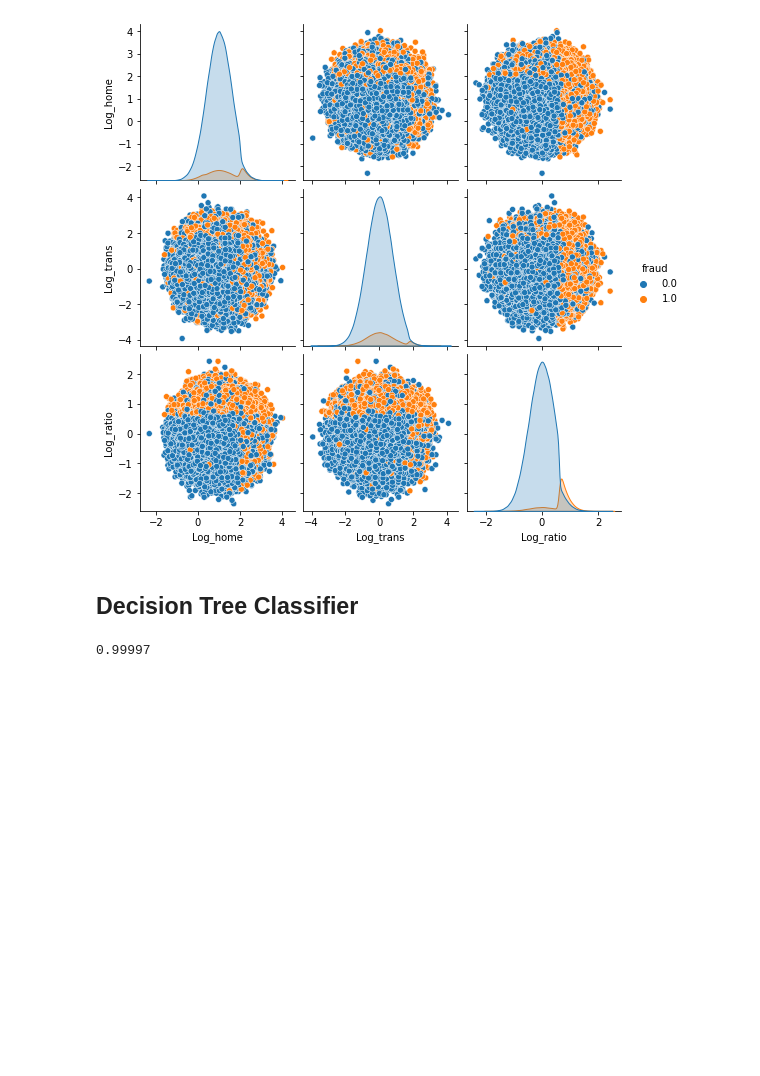
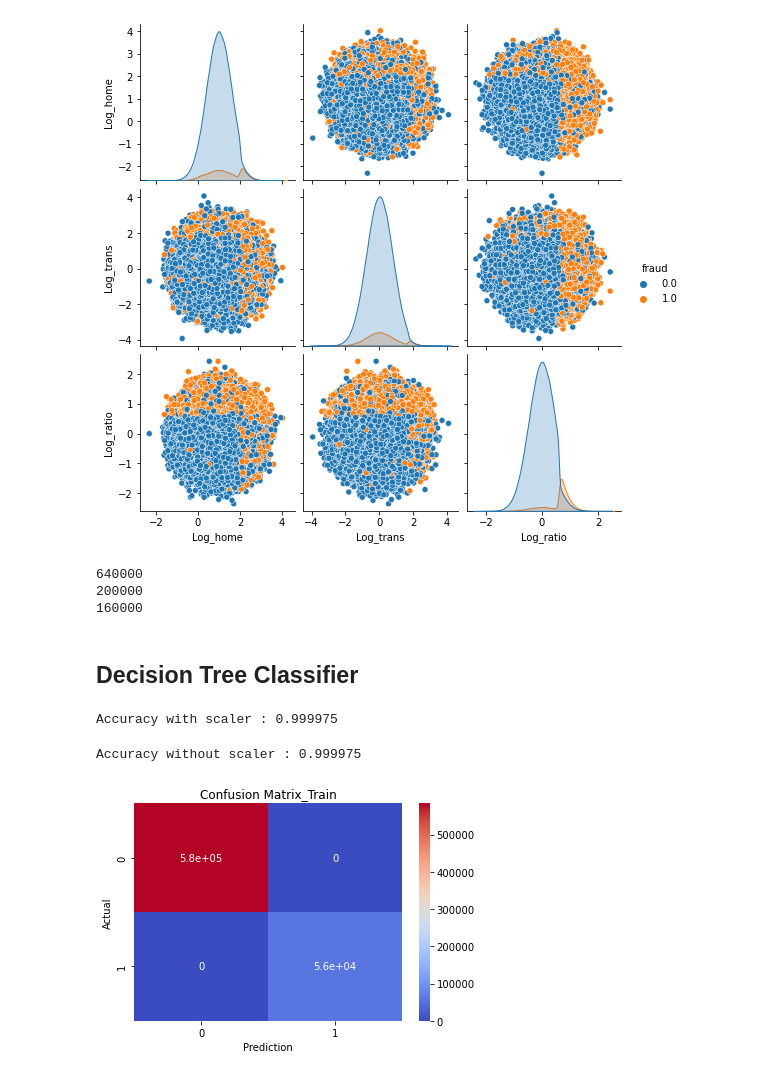
Before and after one commit to Drosophobe/Credit_Card_Fraud_Detector, a Jupyter notebook: sources/Credit_Car_Fraud_Model_generator.ipynb, the cells around one changed output. Drawn from its saved outputs; the diff is of its cells as text; code cells hidden in the pictures; blank space fills up the shorter version.

```diff
--- a/sources/Credit_Car_Fraud_Model_generator.ipynb
+++ b/sources/Credit_Car_Fraud_Model_generator.ipynb
@@ -146,18 +146,29 @@ y = df['fraud']
 X_train, X_test, y_train, y_test = train_test_split(X,y, test_size = 0.2, stratify = y)
 
 X_train, X_val, y_train, y_val = train_test_split(X_train,y_train, test_size = 0.2, stratify = y_train)
-
+print(y_train.shape[0])
+print(y_test.shape[0])
+print(y_val.shape[0])
 # Scaler
 scaler = StandardScaler()
 
-X_train = scaler.fit_transform(X_train)
+X_train_scaled = scaler.fit_transform(X_train)
+# %% [output]
+640000
+200000
+160000
 # %% [markdown]
 ## Decision Tree Classifier
 # %%
 from sklearn.tree import DecisionTreeClassifier
 # %%
 model_dt = DecisionTreeClassifier(max_depth = 8)
-model_dt.fit(X_train,y_train)
-model_dt.score(scaler.transform(X_test),y_test)
+model_dt.fit(X_train_scaled,y_train)
+print(f"Accuracy with scaler : {model_dt.score(scaler.transform(X_test),y_test)}")
 # %% [output]
-0.99997
+Accuracy with scaler : 0.999975
+# %%
+model_dt.fit(X_train,y_train)
+print(f"Accuracy without scaler : {model_dt.score(X_test,y_test)}")
+# %% [output]
+Accuracy without scaler : 0.999975
@@ -164,3 +177,13 @@ model_dt.score(scaler.transform(X_test),y_test)
 # %%
 from sklearn.metrics import confusion_matrix
+# %%
+y_pred_train = model_dt.predict(X_train)
+c_matrix_train = confusion_matrix(y_train,y_pred_train)
+ax = sns.heatmap(c_matrix_train, annot=True, cmap='coolwarm')
+ax.set_xlabel("Prediction")
+ax.set_ylabel("Actual")
+ax.set_title('Confusion Matrix_Train')
+plt.show()
+# %% [output]
+[figure, added]
 # %%
```
Also changed, not shown: parts of 21 cells of this notebook.
